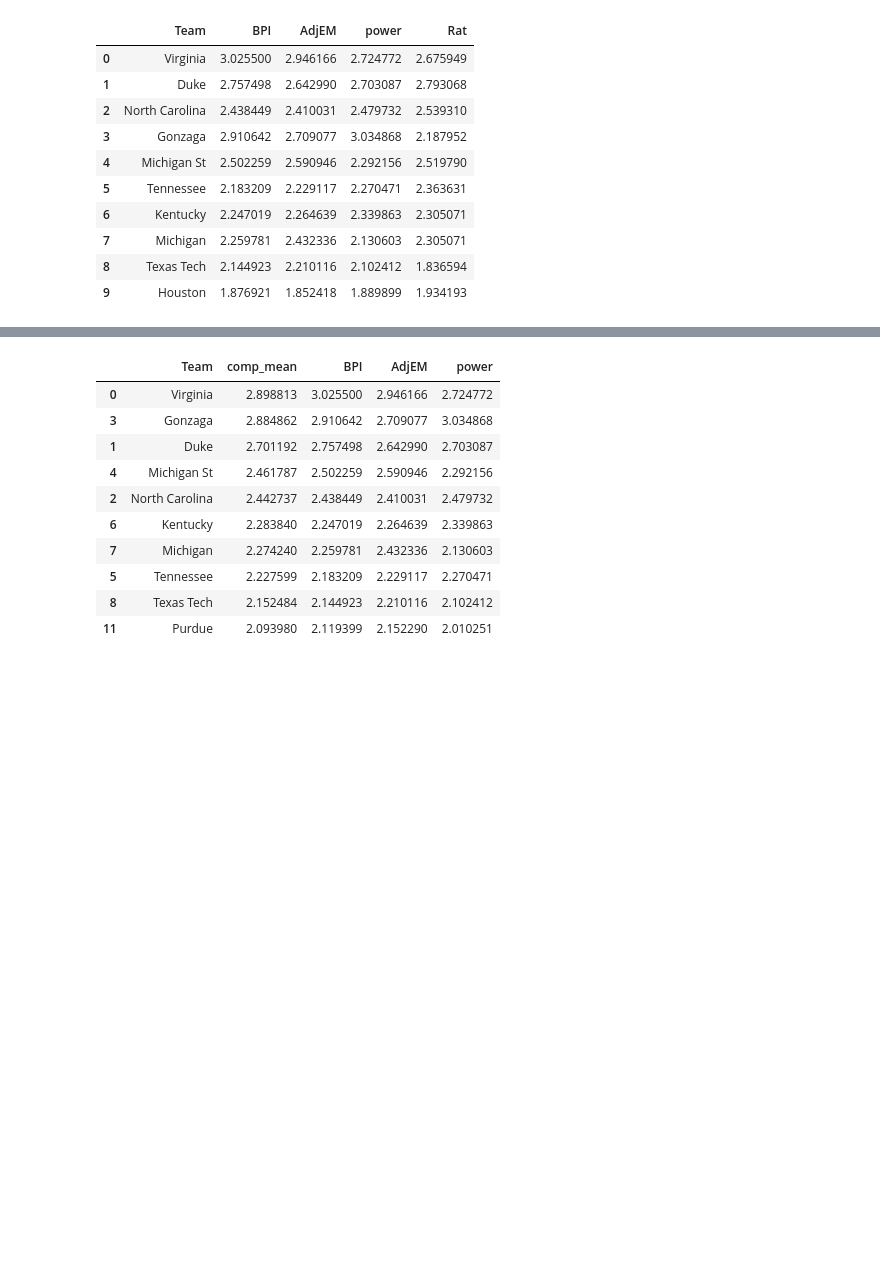
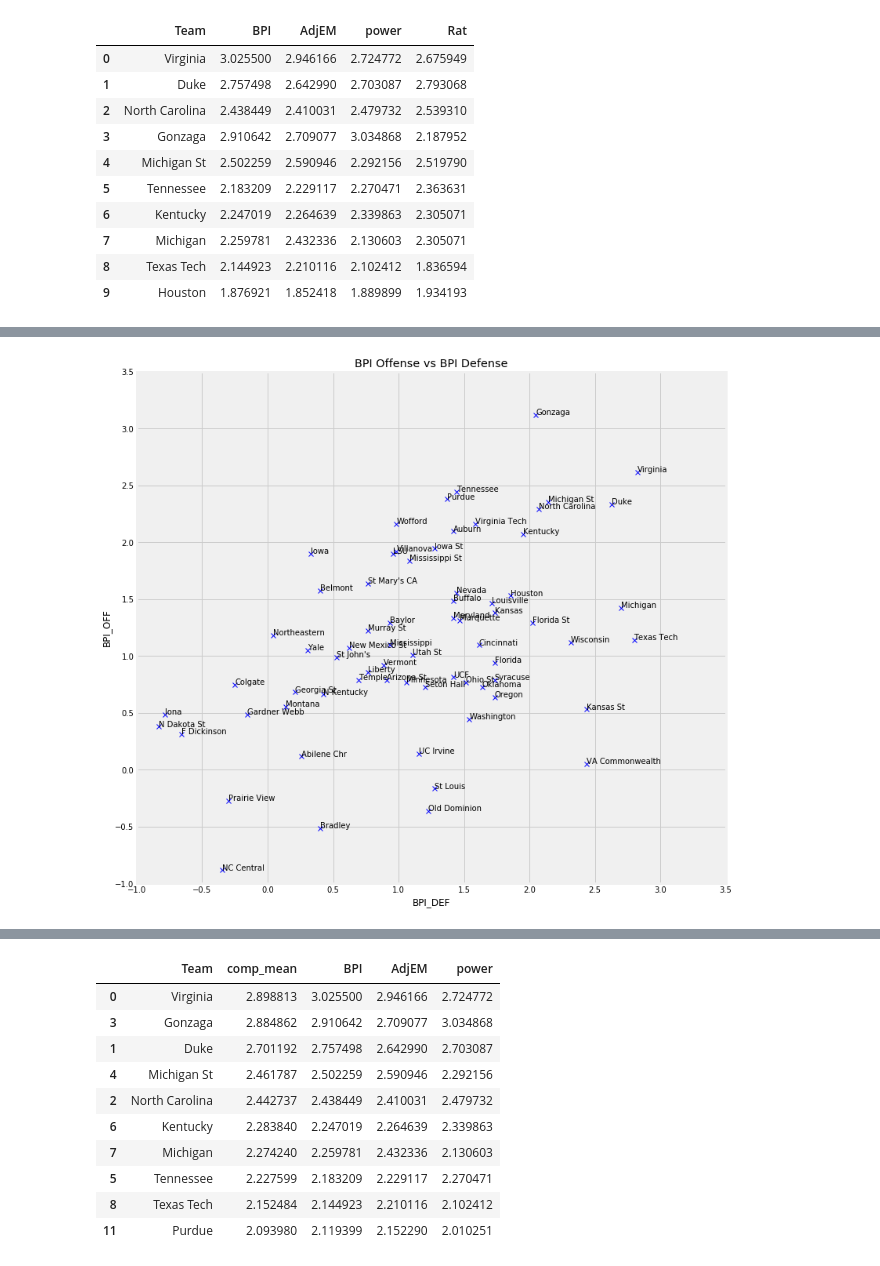
Before and after one commit to ryangooch/automated_ncaa_bb_bracket, a Jupyter notebook: MetricComparison.ipynb, the cells around one changed output, grey strips where cells are left out. Drawn from its saved outputs; the diff is of its cells as text; code cells hidden in the pictures; blank space fills up the shorter version.

```diff
--- a/MetricComparison.ipynb
+++ b/MetricComparison.ipynb
@@ -365,0 +433,30 @@ df[['Team','BPI','AdjEM','power','Rat']].head(10)
+# %%
+# cols_to_standardize = ['power','sched','offen','defen','AdjEM',
+#                       'AdjO','AdjD','AdjT','Luck',
+#                       'BPI_OFF','BPI_DEF','BPI','Rat','Pwr','Off','Def']
+
+# plt.figure(figsize=(12,12))
+fig, ax = plt.subplots(1,1,figsize=(12,12))
+
+x_var_to_plot = 'BPI_DEF'
+y_var_to_plot = 'BPI_OFF'
+
+x = tourney_teams_df[x_var_to_plot]
+y = tourney_teams_df[y_var_to_plot]
+
+plt.plot(x, y, 'bx')
+
+for i, txt in enumerate(tourney_teams_df['Team'].values):
+    ax.annotate(txt, (x.iloc[i], y.iloc[i]))
+
+plt.xlim([-1,3.5])
+plt.ylim([-1,3.5])
+
+plt.xlabel(x_var_to_plot)
+plt.ylabel(y_var_to_plot)
+
+plt.title('BPI Offense vs BPI Defense')
+plt.savefig('plots/bpioff_vs_bpi_def_20180318.png')
+plt.show()
+# %% [output]
+[figure, added]
```
Also changed, not shown: parts of 6 cells of this notebook.
